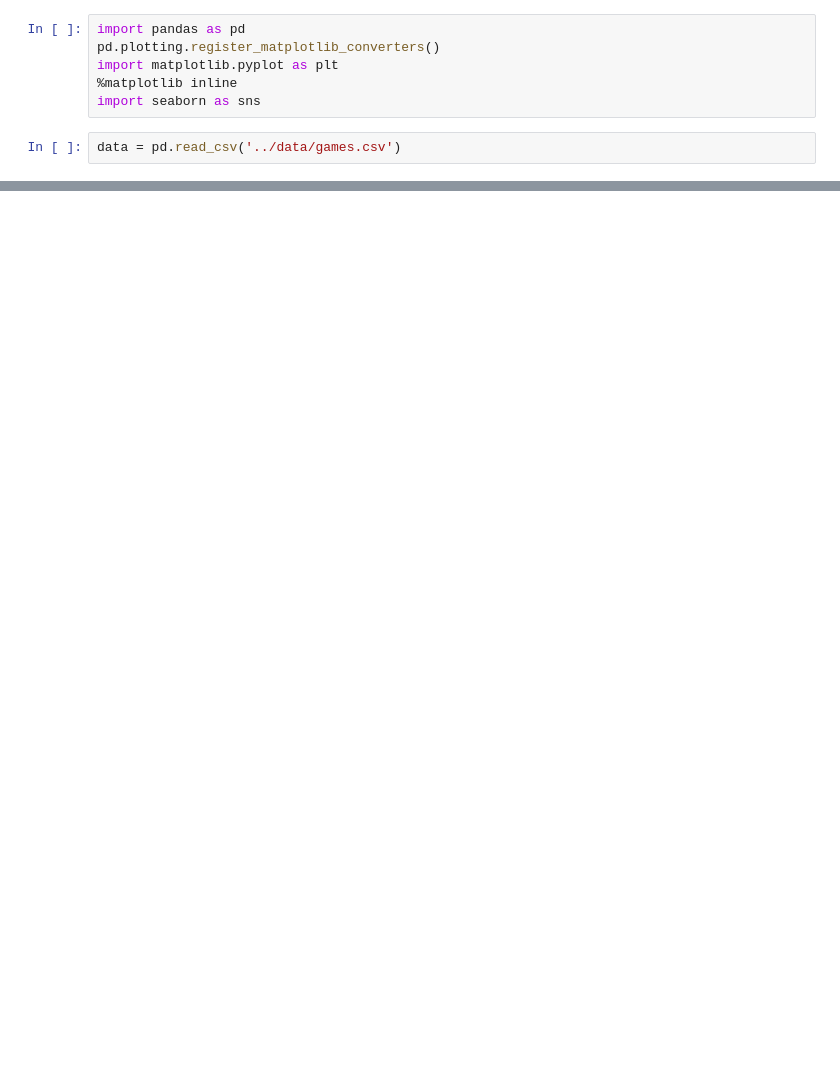
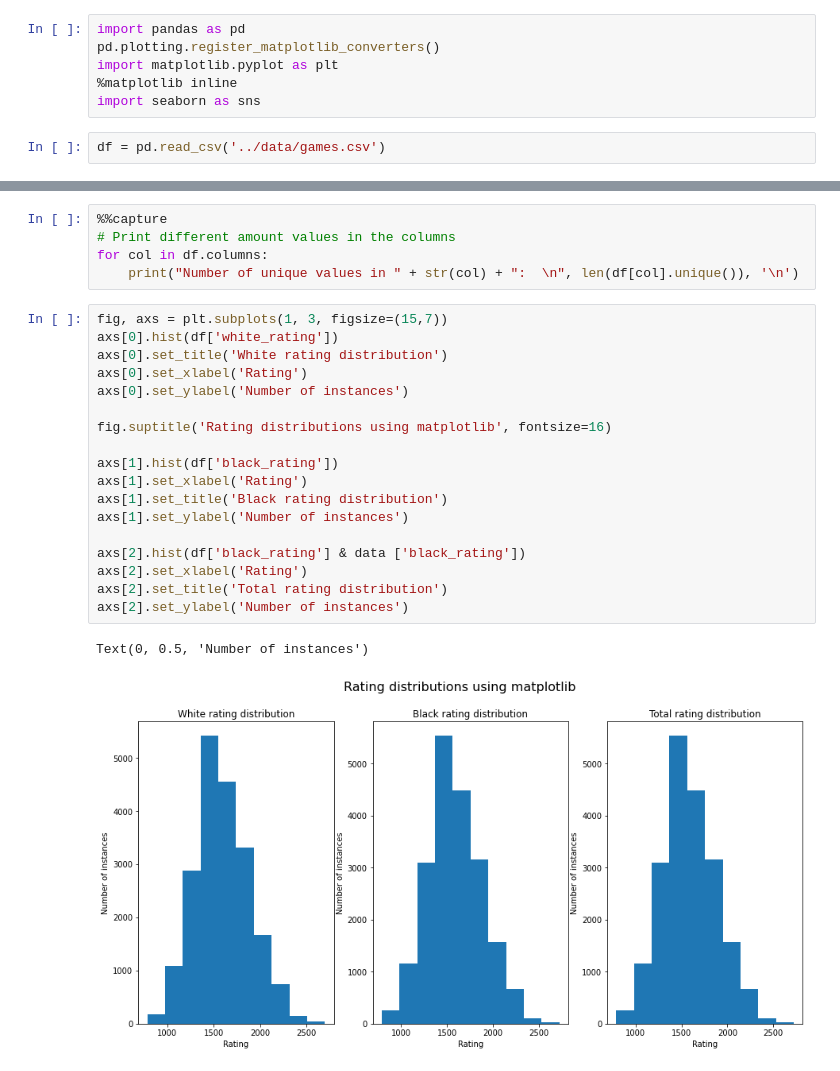
Before and after one commit to Cerre/Chess, a Jupyter notebook: src/chess_visualization.ipynb, the cells around one changed output, grey strips where cells are left out. Saved outputs shown, nothing was run; the diff lists cells and outputs as text; blank space fills up the shorter version.

Commit message:
Continue analysis and visualization

```diff
--- a/src/chess_visualization.ipynb
+++ b/src/chess_visualization.ipynb
@@ -5,5 +13,5 @@ import matplotlib.pyplot as plt
 %matplotlib inline
 import seaborn as sns
 # %%
-data = pd.read_csv('../data/games.csv')
+df = pd.read_csv('../data/games.csv')
 # %%
@@ -17,0 +47,26 @@ data.head()
+# %%
+%%capture
+# Print different amount values in the columns
+for col in df.columns:
+    print("Number of unique values in " + str(col) + ":  \n", len(df[col].unique()), '\n')
+# %%
+fig, axs = plt.subplots(1, 3, figsize=(15,7))
+axs[0].hist(df['white_rating'])
+axs[0].set_title('White rating distribution')
+axs[0].set_xlabel('Rating')
+axs[0].set_ylabel('Number of instances')
+
+fig.suptitle('Rating distributions using matplotlib', fontsize=16)
+
+axs[1].hist(df['black_rating'])
+axs[1].set_xlabel('Rating')
+axs[1].set_title('Black rating distribution')
+axs[1].set_ylabel('Number of instances')
+
+axs[2].hist(df['black_rating'] & data ['black_rating'])
+axs[2].set_xlabel('Rating')
+axs[2].set_title('Total rating distribution')
+axs[2].set_ylabel('Number of instances')
+# %% [output]
+Text(0, 0.5, 'Number of instances')
+[figure, added]
```
Also changed, not shown: parts of 11 cells of this notebook.
